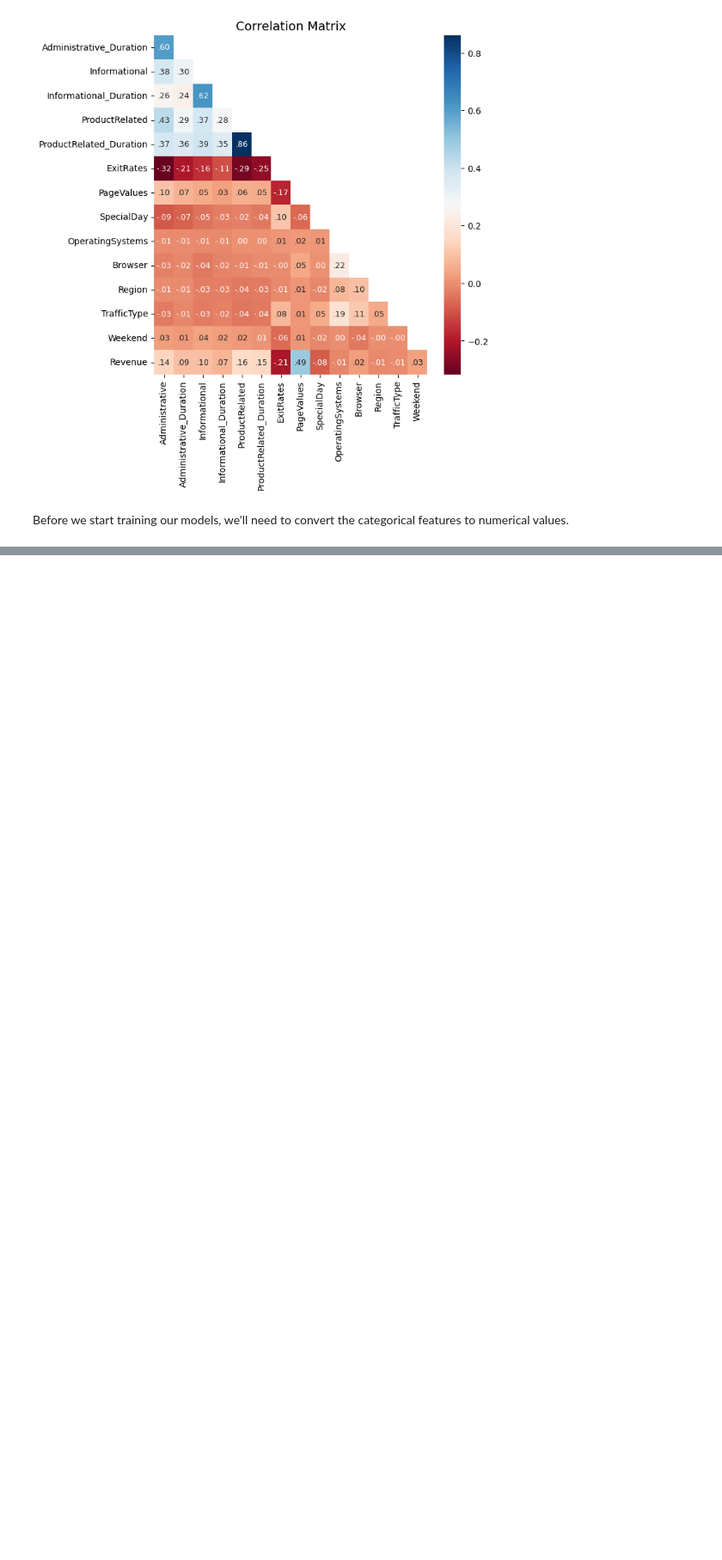
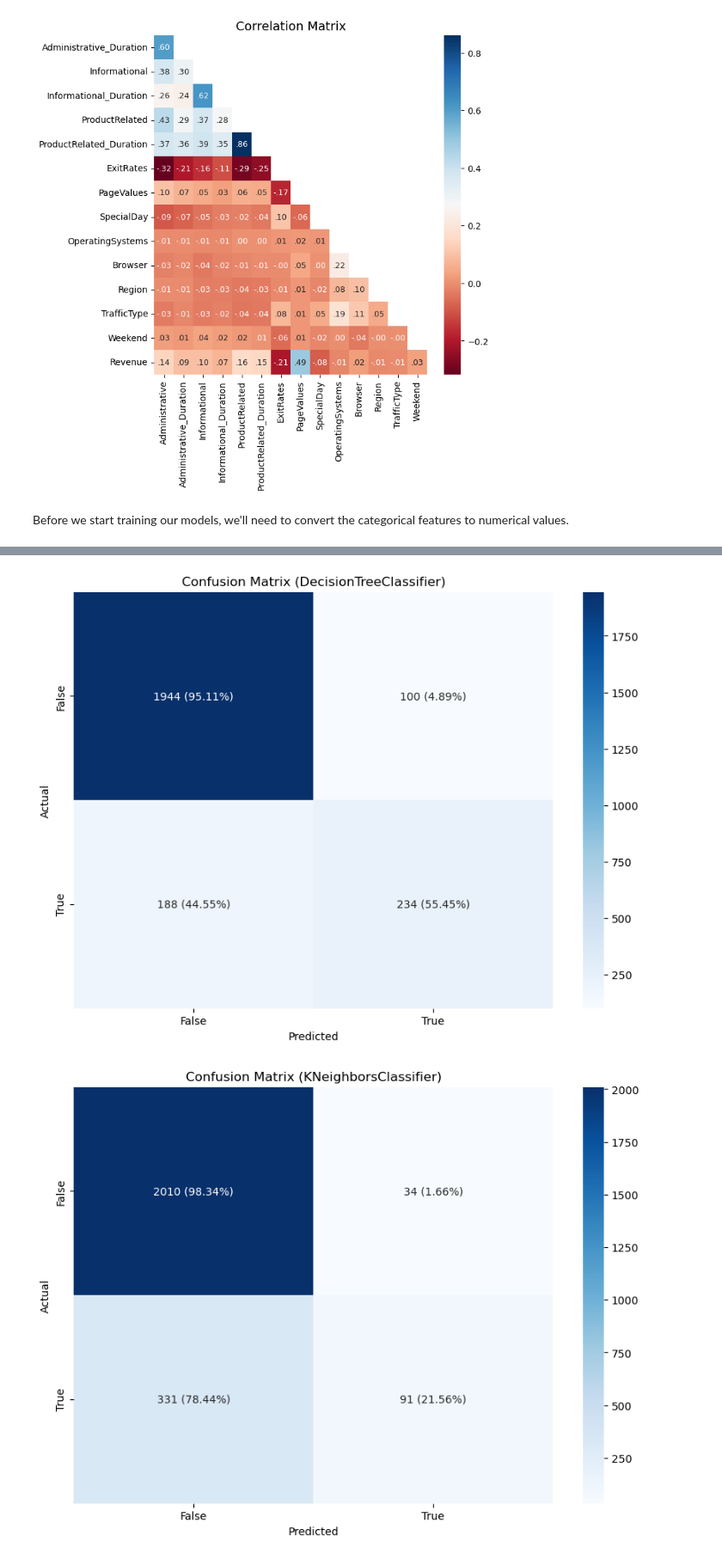
Before and after one commit to VsnGamer/ia-2022, a Jupyter notebook: A2/Assignment_2.ipynb, the cells around one changed output, grey strips where cells are left out. Shown at 86% size. Drawn from its saved outputs; the diff is of its cells as text; code cells hidden in the pictures; blank space fills up the shorter version.

```diff
--- a/A2/Assignment_2.ipynb
+++ b/A2/Assignment_2.ipynb
@@ -150,0 +255,19 @@ Best params:  {'criterion': 'gini', 'max_depth': 8, 'max_features': 'log2', 'min
+# %%
+# Neural Network
+from sklearn.neural_network import MLPClassifier
+
+def train_mlp(X_train, y_train):
+    params = {
+        'hidden_layer_sizes': [(100,), (100, 100)],
+        # 'activation': ['identity', 'logistic', 'tanh', 'relu'],
+        # 'solver': ['lbfgs', 'sgd', 'adam'],
+        # 'alpha': [0.0001, 0.001, 0.01, 0.1],
+        # 'learning_rate': ['constant', 'invscaling', 'adaptive'],
+        'max_iter': [100, 200, 300, 400, 500]
+    }
+
+    grid = grid_search(MLPClassifier(), params, X_train, y_train)
+
+    return grid
+
+mlp_grid = train_mlp(X_train, y_train)
@@ -150,0 +280,40 @@ Best params:  {'criterion': 'gini', 'max_depth': 8, 'max_features': 'log2', 'min
+# %%
+# plot confusion matrix
+from sklearn.metrics import confusion_matrix
+import matplotlib.pyplot as plt
+
+def plot_confusion_matrix(grid: GridSearchCV, X, y):
+    y_pred = grid.predict(X)
+    cm = confusion_matrix(y, y_pred)
+    # cm = ConfusionMatrixDisplay.from_predictions(y, y_pred, display_labels=grid.classes_)
+    # set title
+
+    # Calculate the percentages of each count in the confusion matrix
+    cm_percentages = cm.astype('float') / cm.sum(axis=1)[:, np.newaxis]
+    cm_percentages = np.round(cm_percentages * 100, 2)
+
+    # Combine the count and percentage in a single matrix
+    cm_combined = np.empty((cm.shape[0], cm.shape[1]), dtype=object)
+
+    for i in range(cm.shape[0]):
+        for j in range(cm.shape[1]):
+            cm_combined[i, j] = f"{cm[i, j]} ({cm_percentages[i, j]}%)"
+
+    # plot the confusion matrix
+    plt.figure(figsize=(10, 7))
+    seaborn.heatmap(cm, annot=cm_combined, xticklabels=grid.classes_, yticklabels=grid.classes_, cmap='Blues', fmt='')
+    plt.xlabel('Predicted')
+    plt.ylabel('Actual')
+    plt.title(f'Confusion Matrix ({grid.best_estimator_.__class__.__name__})')
+    plt.show()
+
+
+
+plot_confusion_matrix(decision_tree_grid, X_test, y_test)
+plot_confusion_matrix(knn_grid, X_test, y_test)
+plot_confusion_matrix(random_forest_grid, X_test, y_test)
+plot_confusion_matrix(svm_grid, X_test, y_test)
+plot_confusion_matrix(mlp_grid, X_test, y_test)
+# %% [output]
+[figure, added]
+[figure, added]
```
Also changed, not shown: parts of 17 cells of this notebook.
